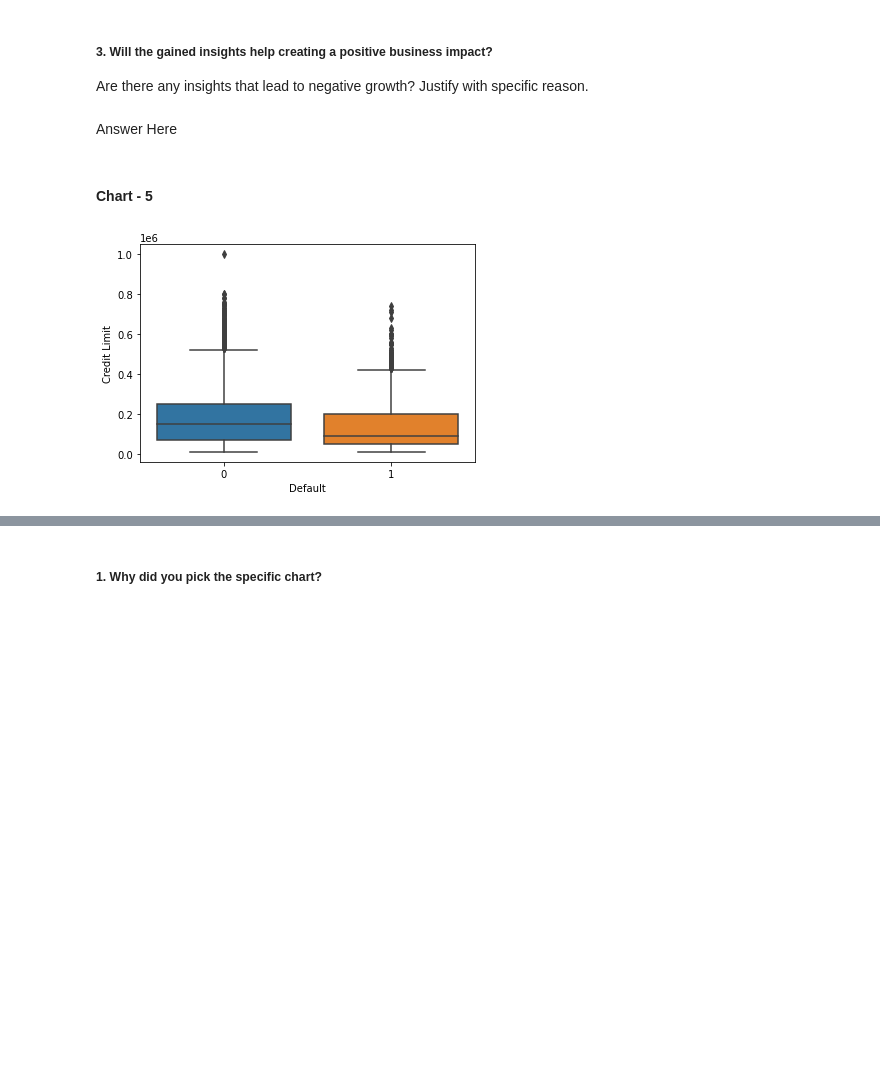
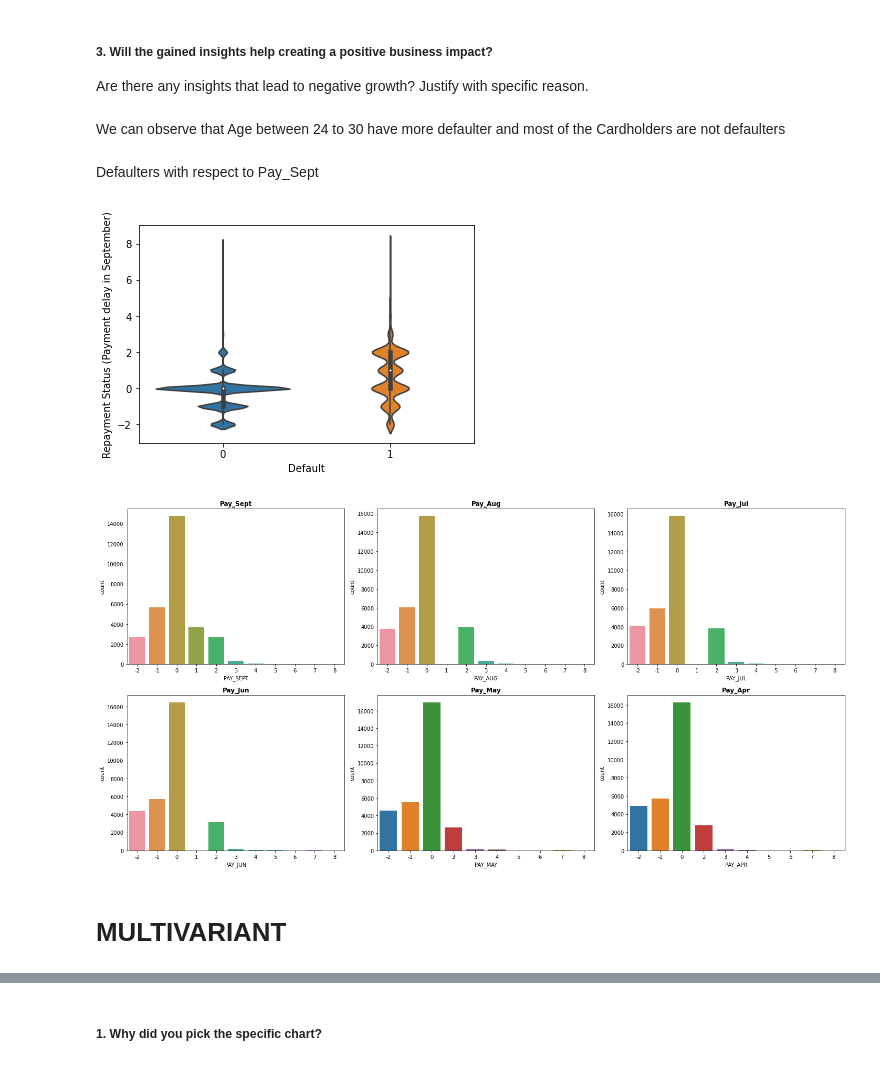
Before and after one commit to SaniyaBubere/Credit-Card-Default-Prediction, a Jupyter notebook: Credit_Card_Default_Prediction.ipynb, the cells around one changed output, grey strips where cells are left out. Drawn from its saved outputs; the diff is of its cells as text; code cells hidden in the pictures; blank space fills up the shorter version.

```diff
--- a/Credit_Card_Default_Prediction.ipynb
+++ b/Credit_Card_Default_Prediction.ipynb
@@ -627,14 +577,27 @@ Answer Here
 # %% [markdown]
 ##### 3. Will the gained insights help creating a positive business impact?
 Are there any insights that lead to negative growth? Justify with specific reason.
-# %% [markdown]
-Answer Here
-# %% [markdown]
-#### Chart - 5
+# %% [markdown]
+We can observe that Age between 24 to 30 have more defaulter and most of the Cardholders are not defaulters
+# %% [markdown]
+Defaulters with respect to Pay_Sept
 # %%
-sns.boxplot(x='default', y='LIMIT_BAL', data=df)
+sns.violinplot(x='default', y='PAY_SEPT', data=df)
 plt.xlabel('Default')
-plt.ylabel('Credit Limit')
+plt.ylabel('Repayment Status (Payment delay in September)')
 plt.show()
 # %% [output]
-[figure, old version]
+[figure, new version]
+# %%
+plt.figure(figsize=(20,10))
+#Plotting payment staus using countplot
+pay_col = ['PAY_SEPT',	'PAY_AUG',	'PAY_JUL',	'PAY_JUN',	'PAY_MAY',	'PAY_APR']
+for num,column in enumerate(pay_col):
+  plt.subplot(2,3,num+1)
+  sns.countplot(df[column])
+  plt.title(f'{column.title()}',weight='bold')
+  plt.tight_layout()
+# %% [output]
+[figure, added]
+# %% [markdown]
+# **MULTIVARIANT**
```
Also changed, not shown: parts of 73 cells of this notebook.
